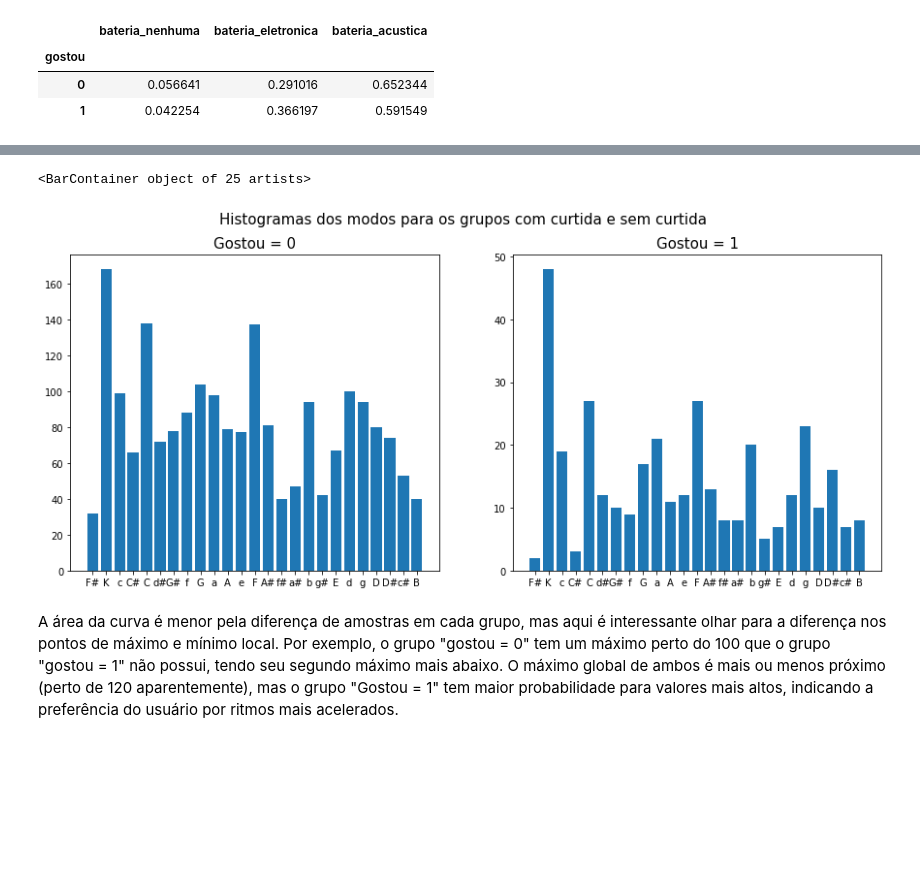
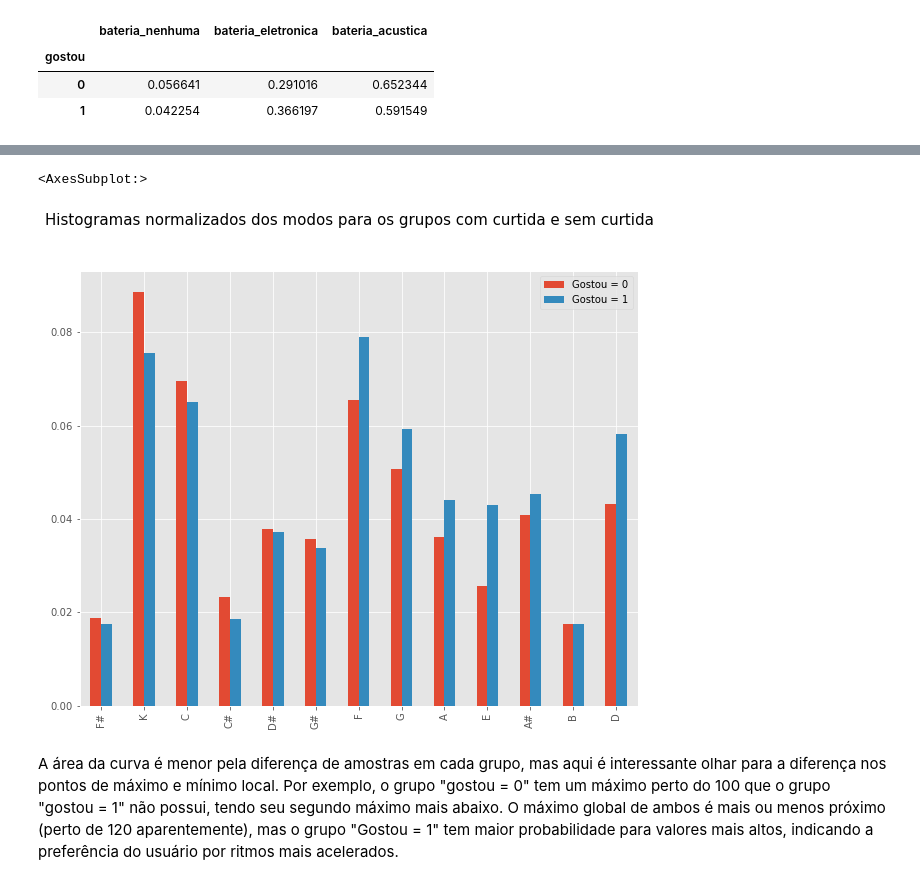
Before and after one commit to PauloRodriguesJr/Projeto_AM_3Q21, a Jupyter notebook: Análise Exploratória.ipynb, the cells around one changed output, grey strips where cells are left out. Saved outputs shown, nothing was run; the diff lists cells and outputs as text; code cells hidden in the pictures; blank space fills up the shorter version.

Commit message:
Imagens

```diff
--- a/Análise Exploratória.ipynb
+++ b/Análise Exploratória.ipynb
@@ -173,9 +217,13 @@ __Análise mais detalhada.__
 
 - Verificar se há discrepâncias nas proporções de cada instrumento dentro dos grupos "gostou" e "não gostou". Como exemplo, se a proporção de músicas com guitarra é muito maior no conjunto de músicas que o usuário gostou, este fator tem mais relevância para determinar o gosto do usuário.
 # %%
+raw_data = pd.read_csv(DATA_PATH)
 raw_data['PctCantada'] = raw_data['PctCantada'] / 100
 raw_data['PctRap'] = raw_data['PctRap'] / 100
 raw_data['duracao'] = raw_data['duracao'] / (60*1000)
+raw_data['modo'] = raw_data['modo'].fillna('K').apply(lambda s: s.upper())
+raw_data['VolMedio'] = raw_data['VolMedio'].abs()
+raw_data['duracao']  = raw_data['duracao'].abs()
 # %%
 raw_data.head()
 # %% [output]
@@ -219,19 +283,18 @@ count
 # %%
-fig, axs = plt.subplots(ncols = 2, figsize = (15, 6))
+fig, axs = plt.subplots(figsize = (10, 8))
 
-axs[0].set_title("Gostou = 0", fontsize = 15)
-axs[1].set_title("Gostou = 1", fontsize = 15)
+fig.suptitle("Histogramas normalizados dos modos para os grupos com curtida e sem curtida", fontsize = 15)
 
-fig.suptitle("Histogramas dos modos para os grupos com curtida e sem curtida", fontsize = 15)
+modes_disliked = {modo: (user_data_disliked['modo'] == modo).sum() / len(user_data_disliked) for modo in user_data['modo'].unique()}
+modes_liked    = {modo: (user_data_liked['modo'] == modo).sum() / len(user_data_liked) for modo in user_data['modo'].unique()}
+df = pd.DataFrame({"Gostou = 0": modes_disliked.values(), "Gostou = 1": modes_liked.values()}, index = user_data['modo'].unique())
 
-modes_disliked = {modo: (user_data_disliked['modo'] == modo).sum() for modo in user_data['modo'].unique()}
-modes_liked    = {modo: (user_data_liked['modo'] == modo).sum() for modo in user_data['modo'].unique()}
-
-axs[0].bar(modes_disliked.keys(), modes_disliked.values())
-axs[1].bar(modes_liked.keys(), modes_liked.values())
+df.plot(kind = 'bar', ax = axs)
+# axs[0].bar(modes_disliked.keys(), modes_disliked.values())
+# axs[1].bar(modes_liked.keys(), modes_liked.values())
 # %% [output]
-<BarContainer object of 25 artists>
+<AxesSubplot:>
-[figure, old version]
+[figure, new version]
 # %% [markdown]
 A área da curva é menor pela diferença de amostras em cada grupo, mas aqui é interessante olhar para a diferença nos pontos de máximo e mínimo local. Por exemplo, o grupo "gostou = 0" tem um máximo perto do 100 que o grupo "gostou = 1" não possui, tendo seu segundo máximo mais abaixo. O máximo global de ambos é mais ou menos próximo (perto de 120 aparentemente), mas o grupo "Gostou = 1" tem maior probabilidade para valores mais altos, indicando a preferência do usuário por ritmos mais acelerados.
 # %%
```
Also changed, not shown: parts of 26 cells of this notebook, 6 other files.
